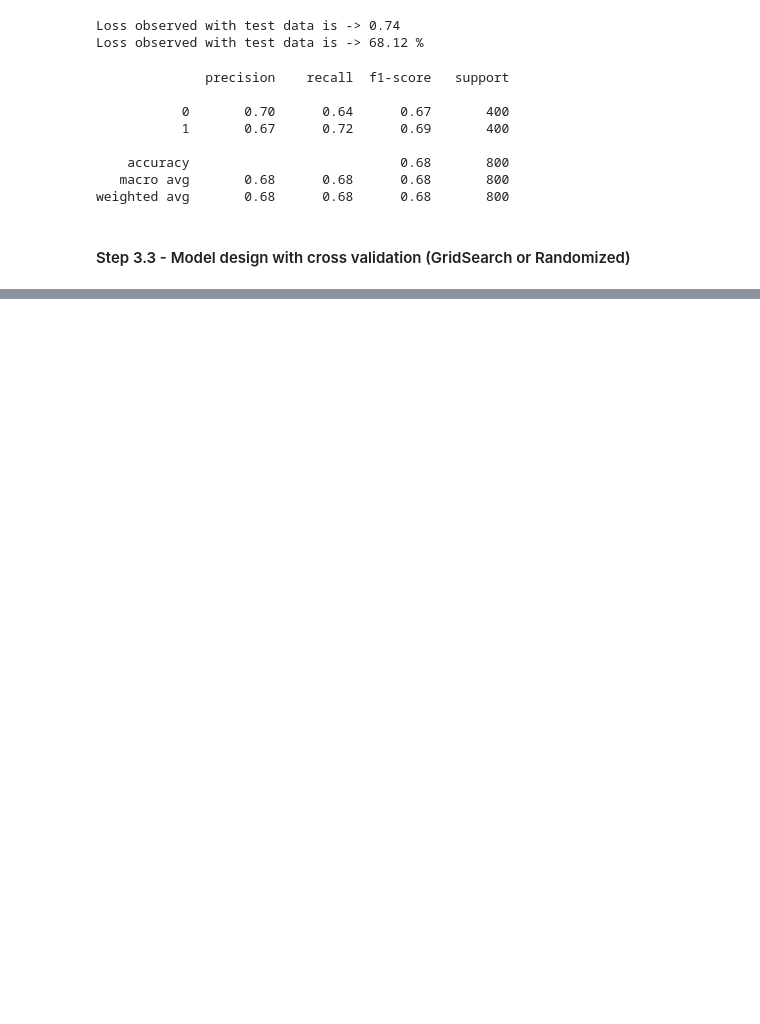
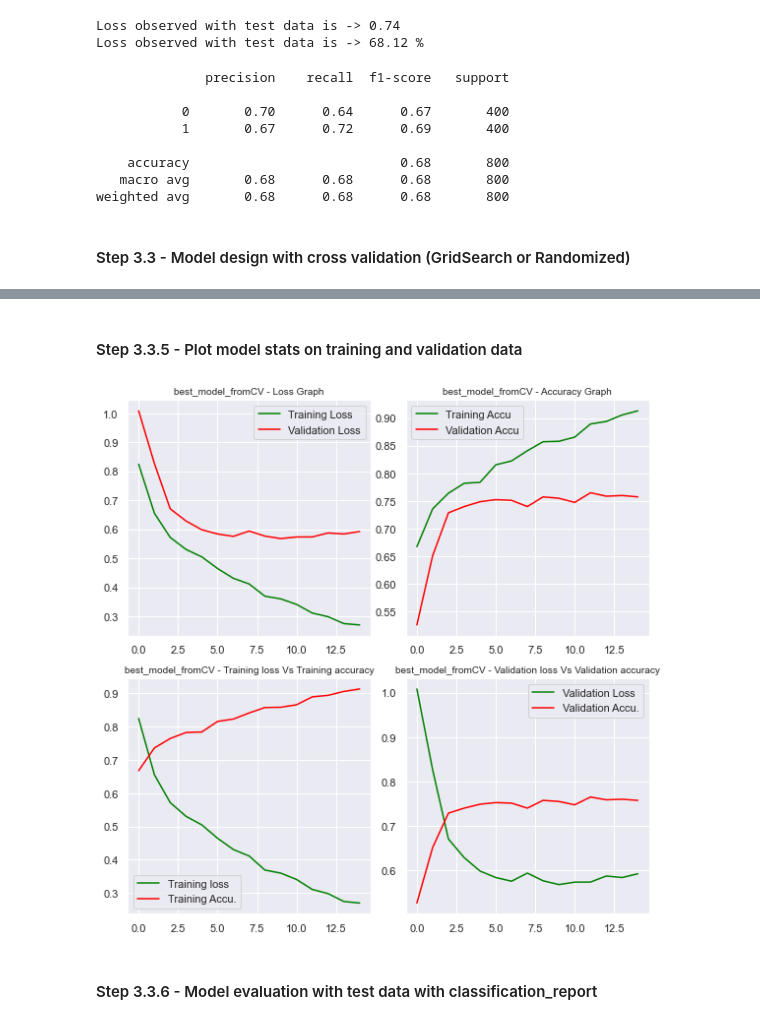
Before and after one commit to singhalgagan1/GreatLearningCapstoneProject, a Jupyter notebook: Practice/Karthik/Capstone_PneumoniaDetection_KarthikSanthanam.ipynb, the cells around one changed output, grey strips where cells are left out. Drawn from its saved outputs; the diff is of its cells as text; code cells hidden in the pictures; blank space fills up the shorter version.

Commit message:
With cross validation upto 76% of validation accuracies

```diff
--- a/Practice/Karthik/Capstone_PneumoniaDetection_KarthikSanthanam.ipynb
+++ b/Practice/Karthik/Capstone_PneumoniaDetection_KarthikSanthanam.ipynb
@@ -832,0 +951,17 @@ Let us do following steps,
+# %%
+#To get predictable results all the times
+np.random.seed(1)
+random.seed(1)
+tensorflow.random.set_seed(1)
+
+best_model_fromCV = create_model('Adagrad', 0.5)
+
+best_model_hist = best_model_fromCV.fit(
+    X_train,
+    y_train,
+    validation_data = (X_val, y_val),
+    epochs=20,
+    batch_size=32,
+    callbacks=callbacks,
+    shuffle=False,
+    verbose=1)
@@ -832,0 +986,31 @@ Let us do following steps,
+# %% [markdown]
+#### Step 3.3.5 - Plot model stats on training and validation data
+# %%
+f, ax = plt.subplots(nrows=2, ncols=2, figsize=(8,8))
+
+ax[0, 0].set_title("best_model_fromCV - Loss Graph", fontsize=10)
+ax[0, 0].plot(best_model_hist.history["loss"], color='green')
+ax[0, 0].plot(best_model_hist.history["val_loss"], color='red')
+ax[0, 0].legend(["Training Loss", "Validation Loss"], loc='best')
+
+ax[0, 1].set_title("best_model_fromCV - Accuracy Graph", fontsize=10)
+ax[0, 1].plot(best_model_hist.history["accuracy"], color='green')
+ax[0, 1].plot(best_model_hist.history["val_accuracy"], color='red')
+ax[0, 1].legend(["Training Accu", "Validation Accu"], loc='best')
+
+ax[1, 0].set_title("best_model_fromCV - Training loss Vs Training accuracy", fontsize=10)
+ax[1, 0].plot(best_model_hist.history["loss"], color='green')
+ax[1, 0].plot(best_model_hist.history["accuracy"], color='red')
+ax[1, 0].legend(["Training loss", "Training Accu."], loc='best')
+
+ax[1, 1].set_title("best_model_fromCV - Validation loss Vs Validation accuracy", fontsize=10)
+ax[1, 1].plot(best_model_hist.history["val_loss"], color='green')
+ax[1, 1].plot(best_model_hist.history["val_accuracy"], color='red')
+ax[1, 1].legend(["Validation Loss", "Validation Accu."], loc='best')
+
+plt.tight_layout()
+plt.show()
+# %% [output]
+[figure, added]
+# %% [markdown]
+#### Step 3.3.6 - Model evaluation with test data with classification_report
```
Also changed, not shown: parts of 16 cells of this notebook.
